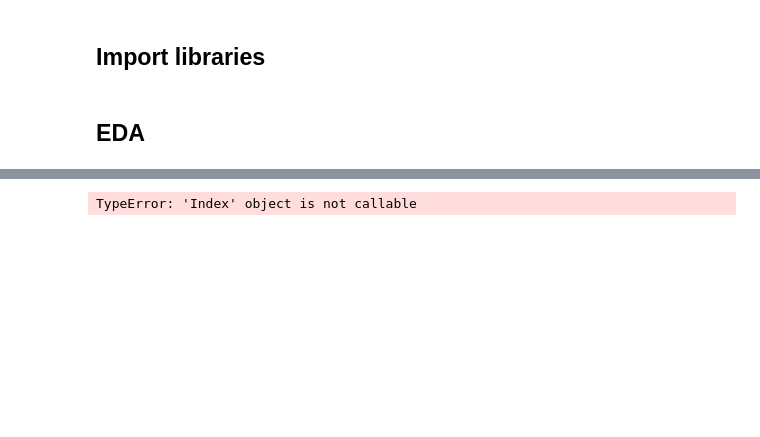
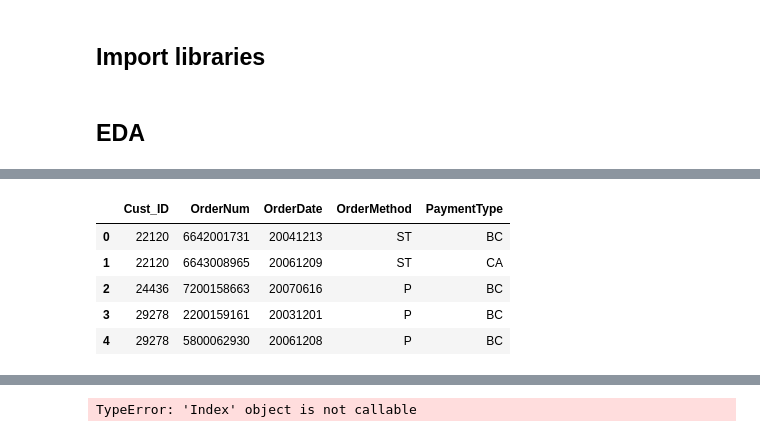
Before and after one commit to YassineOudghiri/dma-group-assignment-1, a Jupyter notebook: code.ipynb, the cells around one changed output, grey strips where cells are left out. Drawn from its saved outputs; the diff is of its cells as text; code cells hidden in the pictures; blank space fills up the shorter version.

```diff
--- a/code.ipynb
+++ b/code.ipynb
@@ -65,0 +91,9 @@ Index(['Cust_ID', 'SCF_Code', 'RetF07Dollars', 'RetF07Trips', 'RetF07Lines',
+# %%
+orders.head(5)
+# %% [output]
+|  | Cust_ID | OrderNum | OrderDate | OrderMethod | PaymentType |
+| 0 | 22120 | 6642001731 | 20041213 | ST | BC |
+| 1 | 22120 | 6643008965 | 20061209 | ST | CA |
+| 2 | 24436 | 7200158663 | 20070616 | P | BC |
+| 3 | 29278 | 2200159161 | 20031201 | P | BC |
+| 4 | 29278 | 5800062930 | 20061208 | P | BC |
```
Also changed, not shown: parts of 9 cells of this notebook, 1 other file.
